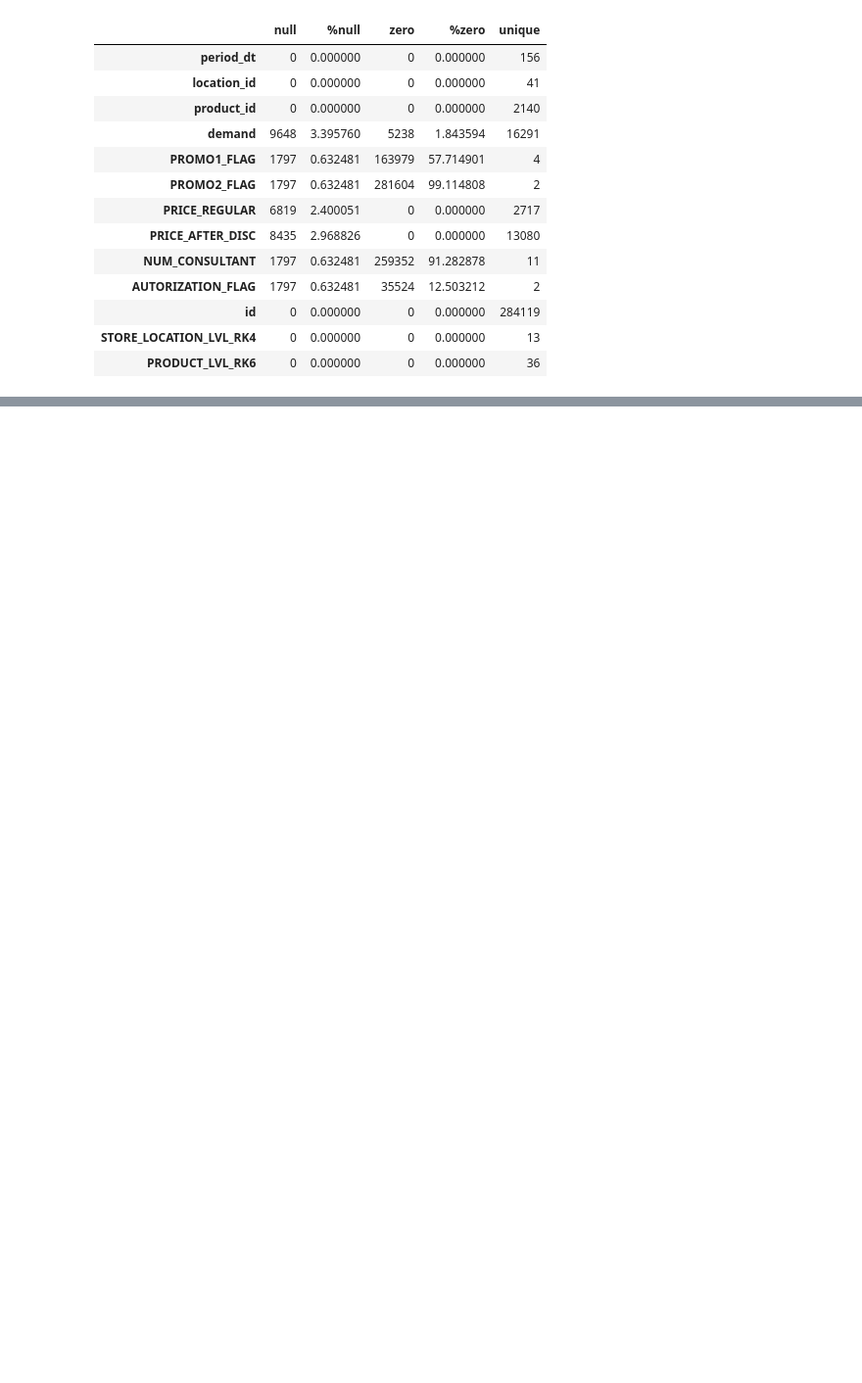
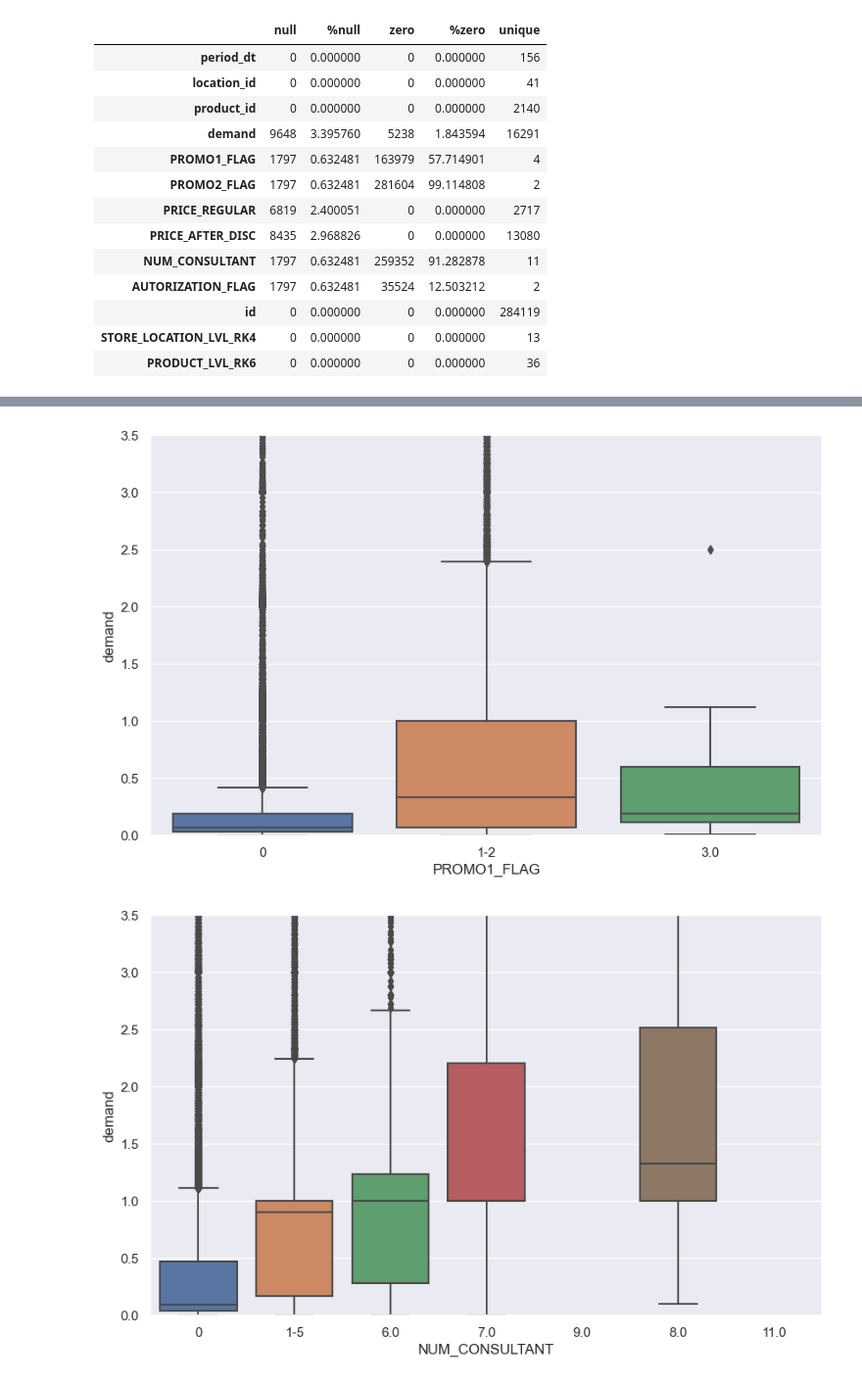
Before and after one commit to tane-superior/retail-demand-forecast, a Jupyter notebook: proj.ipynb, the cells around one changed output, grey strips where cells are left out. Shown at 98% size. Cells and saved outputs as stored; diff of their text form; code cells hidden in the pictures; blank space fills up the shorter version.

```diff
--- a/proj.ipynb
+++ b/proj.ipynb
@@ -373,0 +385,9 @@ for col in qualitative:
+# %%
+binned['PROMO1_FLAG'] = binned['PROMO1_FLAG'].apply(lambda x: '1-2' if x == 'nan' else x)
+binned['NUM_CONSULTANT'] = binned['NUM_CONSULTANT'].apply(lambda x: '1-5' if x == 'nan' else x)
+
+for col in ['PROMO1_FLAG', 'NUM_CONSULTANT']:
+    quick_boxplot(binned, col, 'demand', ylim=3.5)
+# %% [output]
+[figure, added]
+[figure, added]
```
Also changed, not shown: parts of 26 cells of this notebook.
